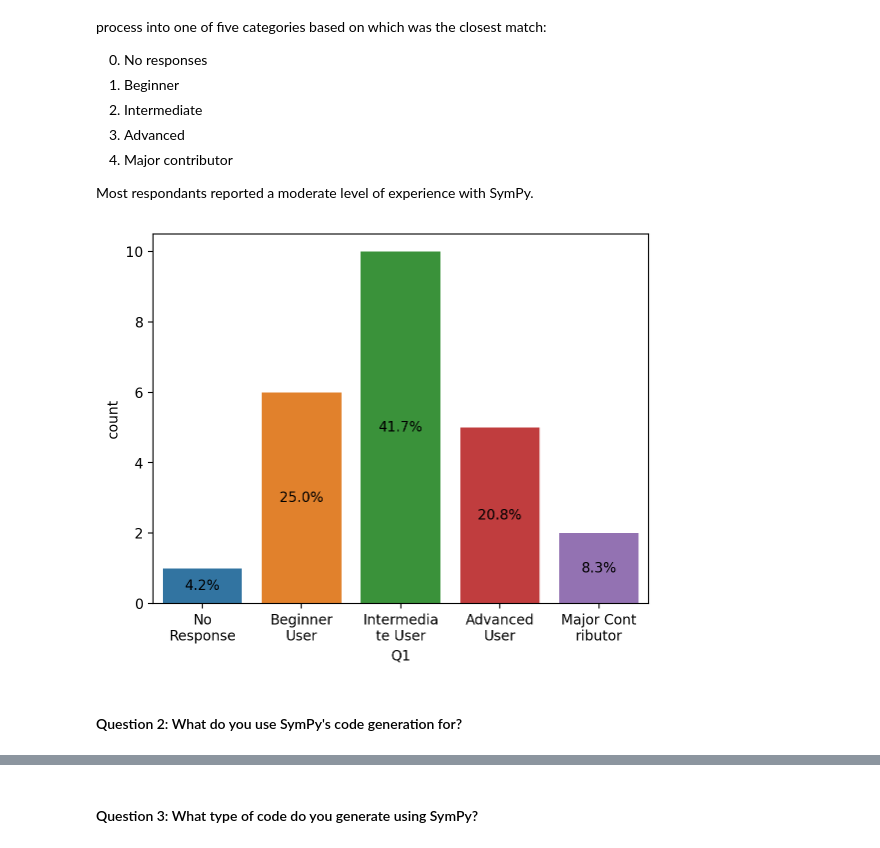
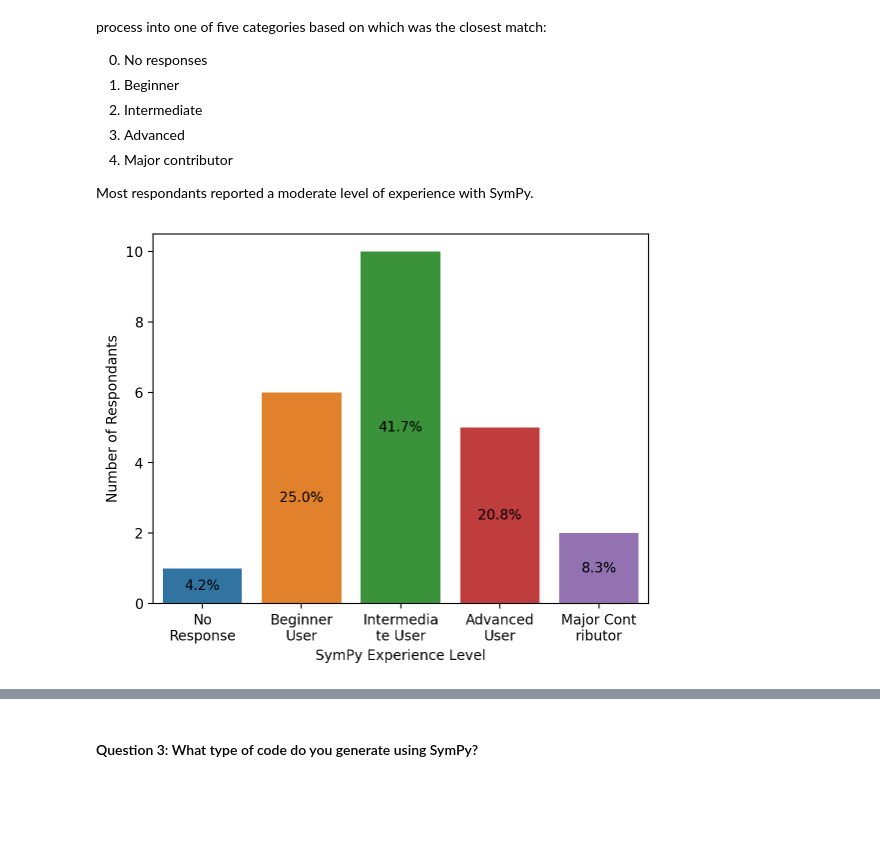
Before and after one commit to sympy/sympy-codegen-survey, a Jupyter notebook: analysis.ipynb, the cells around one changed output, grey strips where cells are left out. Cells and saved outputs as stored; diff of their text form; code cells hidden in the pictures; blank space fills up the shorter version.

```diff
--- a/analysis.ipynb
+++ b/analysis.ipynb
@@ -74,23 +84,18 @@ EXPERIENCE_CATEGORIES_MAPPING = {
 # %%
 number_no_response = df[experience_level].isna().sum()
 
-experience_categories_no_response = pandas.Series({'0': number_no_response})
+experience_categories_no_response = pd.Series({"0": number_no_response})
 experience_categories_response = df[experience_level].dropna().astype(int).value_counts(sort=False).sort_index()
 experience_categories = pd.concat([experience_categories_no_response, experience_categories_response])
 
 experience_categories_proportion = (experience_categories / number_responses) * 100
-experience_categories_proportion = ["%.1f%%" % proportion for proportion in experience_categories_proportion]
+experience_categories_proportion = [f"{proportion:.1f}%" for proportion in experience_categories_proportion]
 
 ax = sns.countplot(x=df[experience_level].fillna(0).astype(int).astype("category"))
 ax.bar_label(ax.containers[0], experience_categories_proportion, label_type='center')
 ax.set_xticklabels(list(EXPERIENCE_CATEGORIES_MAPPING.values()))
-
-max_width = 10
-
-# Split x tick labels across multiple lines
-# https://stackoverflow.com/questions/57144682/split-string-xticks-into-multiple-lines-matplotlib
-xtl = ax.set_xticklabels(textwrap.fill(x.get_text(), max_width) for x in ax.get_xticklabels())
+ax.set_xlabel("SymPy Experience Level")
+ax.set_ylabel("Number of Respondants")
+_ = ax.set_xticklabels(textwrap.fill(x.get_text(), 10) for x in ax.get_xticklabels())
 # %% [output]
-[figure, old version]
+[figure, new version]
-# %% [markdown]
-#### Question 2: What do you use SymPy's code generation for?
```
Also changed, not shown: parts of 7 cells of this notebook.
